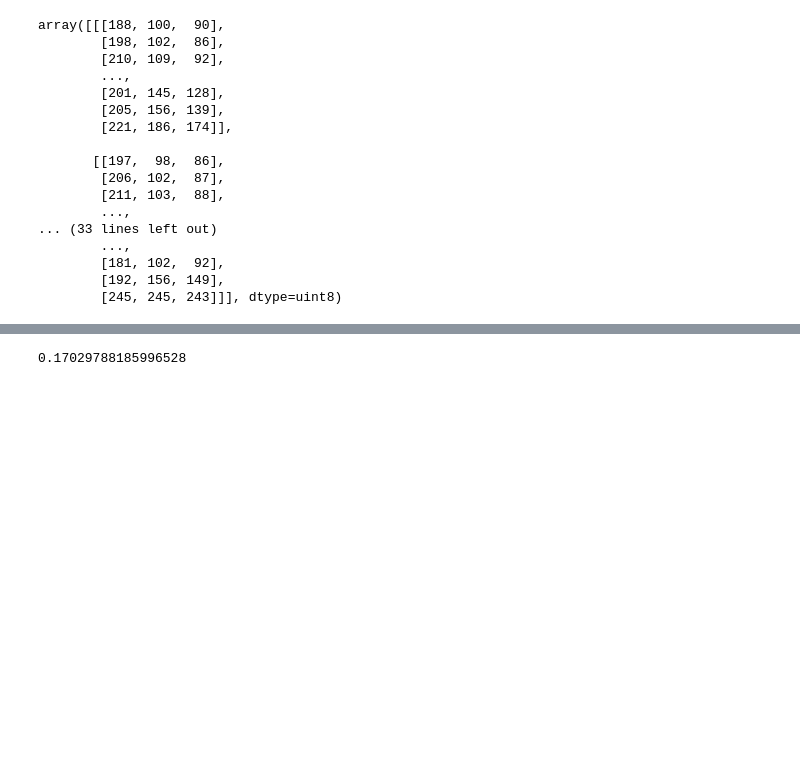
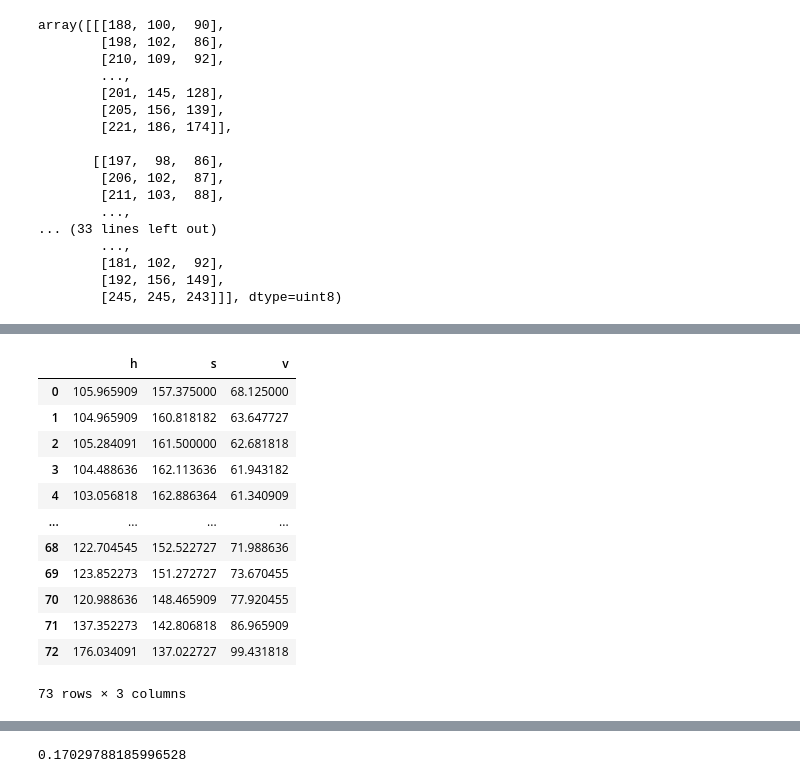
Before and after one commit to skyelong/Insight_Project_old, a Jupyter notebook: testing/opencv_hsv.ipynb, the cells around one changed output, grey strips where cells are left out. Saved outputs shown, nothing was run; the diff lists cells and outputs as text; code cells hidden in the pictures; blank space fills up the shorter version.

```diff
--- a/testing/opencv_hsv.ipynb
+++ b/testing/opencv_hsv.ipynb
@@ -111,0 +92,2 @@ b.std()
+# %%
+ultra_means = lab_ultra2.mean(axis=0)
@@ -111,0 +114,19 @@ b.std()
+# %%
+import pandas as pd
+ultra_df = pd.DataFrame(ultra_means, columns=['h','s','v'])
+# %%
+ultra_df
+# %% [output]
+|  | h | s | v |
+| 0 | 105.965909 | 157.375000 | 68.125000 |
+| 1 | 104.965909 | 160.818182 | 63.647727 |
+| 2 | 105.284091 | 161.500000 | 62.681818 |
+| 3 | 104.488636 | 162.113636 | 61.943182 |
+| 4 | 103.056818 | 162.886364 | 61.340909 |
+| ... | ... | ... | ... |
+| 68 | 122.704545 | 152.522727 | 71.988636 |
+| 69 | 123.852273 | 151.272727 | 73.670455 |
+| 70 | 120.988636 | 148.465909 | 77.920455 |
+| 71 | 137.352273 | 142.806818 | 86.965909 |
+| 72 | 176.034091 | 137.022727 | 99.431818 |
+73 rows × 3 columns
```
Also changed, not shown: parts of 10 cells of this notebook, 52 other files.
